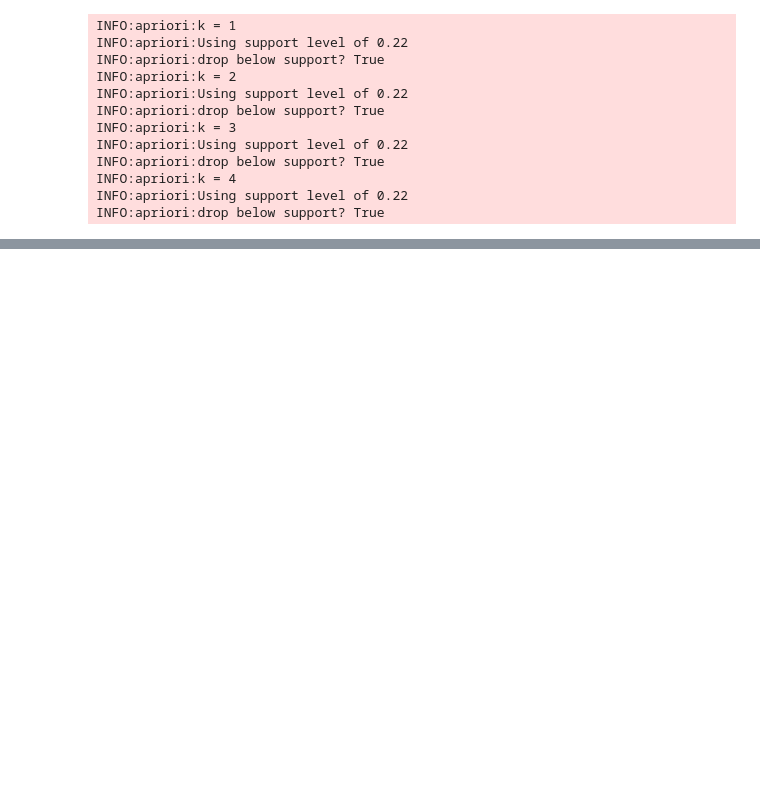
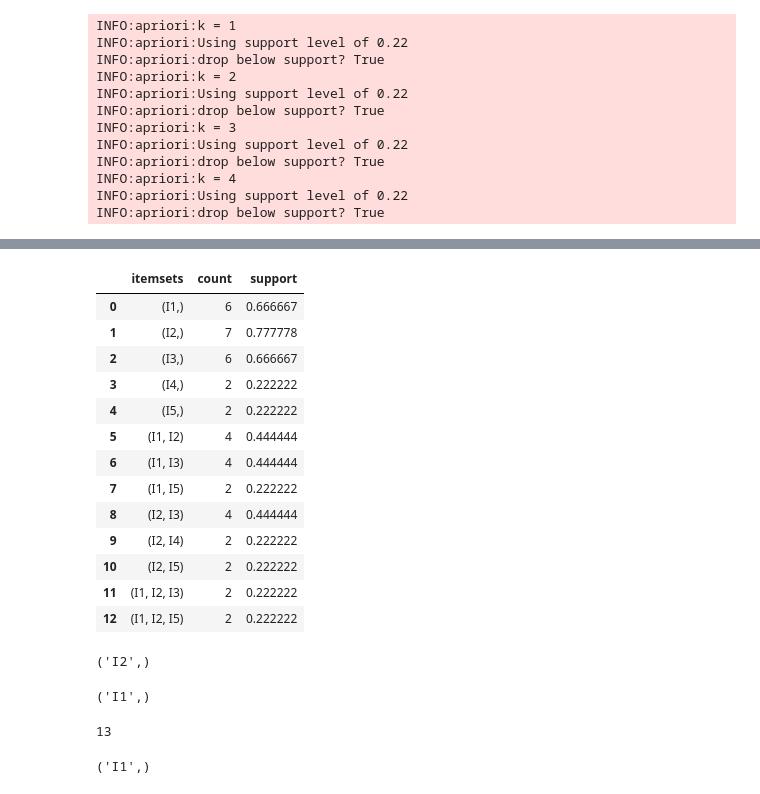
Before and after one commit to cicorias/njit-dm-scratch, a Jupyter notebook: nb/apriori-class.ipynb, the cells around one changed output, grey strips where cells are left out. Drawn from its saved outputs; the diff is of its cells as text; code cells hidden in the pictures; blank space fills up the shorter version.

```diff
--- a/nb/apriori-class.ipynb
+++ b/nb/apriori-class.ipynb
@@ -220,0 +254,36 @@ def generate_associations(data: pd.DataFrame, threshold = 0.10):
+# %%
+output
+# %% [output]
+|  | itemsets | count | support |
+| 0 | (I1,) | 6 | 0.666667 |
+| 1 | (I2,) | 7 | 0.777778 |
+| 2 | (I3,) | 6 | 0.666667 |
+| 3 | (I4,) | 2 | 0.222222 |
+| 4 | (I5,) | 2 | 0.222222 |
+| 5 | (I1, I2) | 4 | 0.444444 |
+| 6 | (I1, I3) | 4 | 0.444444 |
+| 7 | (I1, I5) | 2 | 0.222222 |
+| 8 | (I2, I3) | 4 | 0.444444 |
+| 9 | (I2, I4) | 2 | 0.222222 |
+| 10 | (I2, I5) | 2 | 0.222222 |
+| 11 | (I1, I2, I3) | 2 | 0.222222 |
+| 12 | (I1, I2, I5) | 2 | 0.222222 |
+# %%
+[k  for k,v in output.iterrows() ]
+
+output.iloc[1]['itemsets']
+# %% [output]
+('I2',)
+# %%
+output.iloc[0]['itemsets']
+# %% [output]
+('I1',)
+# %%
+output.shape[0]
+# %% [output]
+13
+# %%
+first = output.iloc[0]['itemsets']
+first
+# %% [output]
+('I1',)
```
Also changed, not shown: parts of 17 cells of this notebook, 2 other files.
